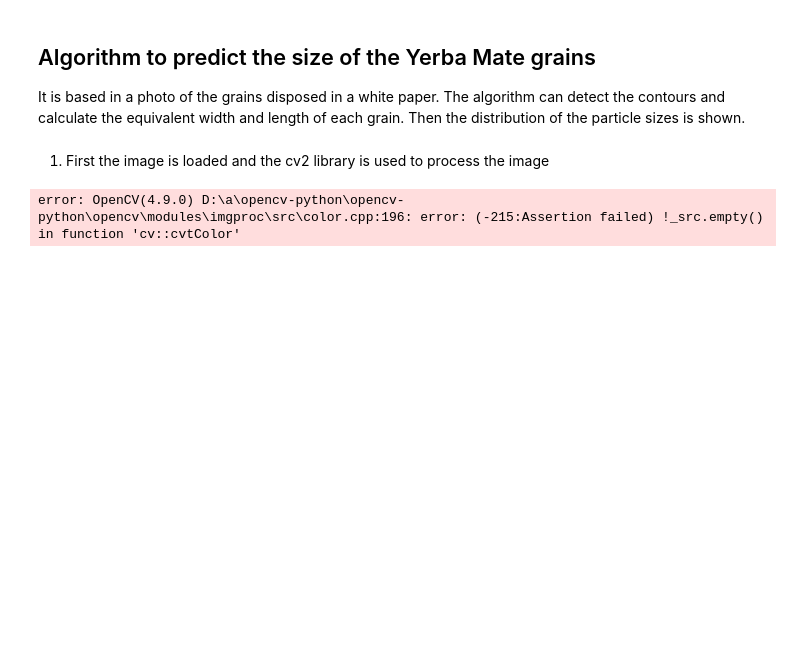
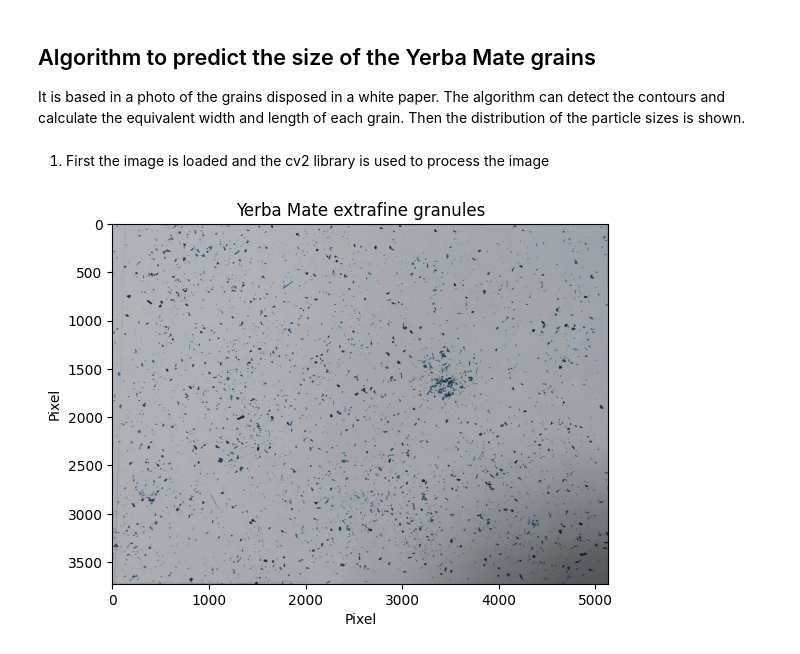
Before and after one commit to joaquinaicrag/UNIBS, a Jupyter notebook: Paper1-YMporousmat/count_grains/extrafine/count_grain.ipynb, the cells around one changed output. Drawn from its saved outputs; the diff is of its cells as text; code cells hidden in the pictures; blank space fills up the shorter version.

Commit message:
Add image read

```diff
--- a/Paper1-YMporousmat/count_grains/extrafine/count_grain.ipynb
+++ b/Paper1-YMporousmat/count_grains/extrafine/count_grain.ipynb
@@ -7,22 +7,29 @@ It is based in a photo of the grains disposed in a white paper. The algorithm ca
 # %%
 import cv2
 import numpy as np
 import pandas as pd
 import seaborn as sns
 from sklearn.cluster import KMeans
 import matplotlib.pyplot as plt
 
-fname = 'YM2_gruesa_200x150.jpg'
+fname = 'YM2_extrafine_200x150.jpg'
 img = cv2.imread(fname) #YM_media3_2914x1758
 
 #YM2_fine_150x100 --> 2684/150 = 17.89  ; 1768/100 = 17.68 resolution
 #YM2_gruesa_200x150 --> 2454/200=12.27 ; 1826/150= 12.17
+#YM2_extrafine_200x150 -->  5136/200 = 25.68 ; 3726/150 = 24.84
 
 # Convert the image to grayscale
 gray = cv2.cvtColor(img, cv2.COLOR_BGR2GRAY)
 
 # Apply Gaussian blur to reduce noise
 gray_blurred = cv2.GaussianBlur(gray, (7, 7), 0)
+
+plt.imshow(img)
+plt.title('Yerba Mate extrafine granules')
+plt.xlabel('Pixel')
+plt.ylabel('Pixel')
+plt.show()
 # %% [output]
-error: OpenCV(4.9.0) D:\a\opencv-python\opencv-python\opencv\modules\imgproc\src\color.cpp:196: error: (-215:Assertion failed) !_src.empty() in function 'cv::cvtColor'
+[figure, added]
 # %%
```
Also changed, not shown: parts of 2 cells of this notebook.
